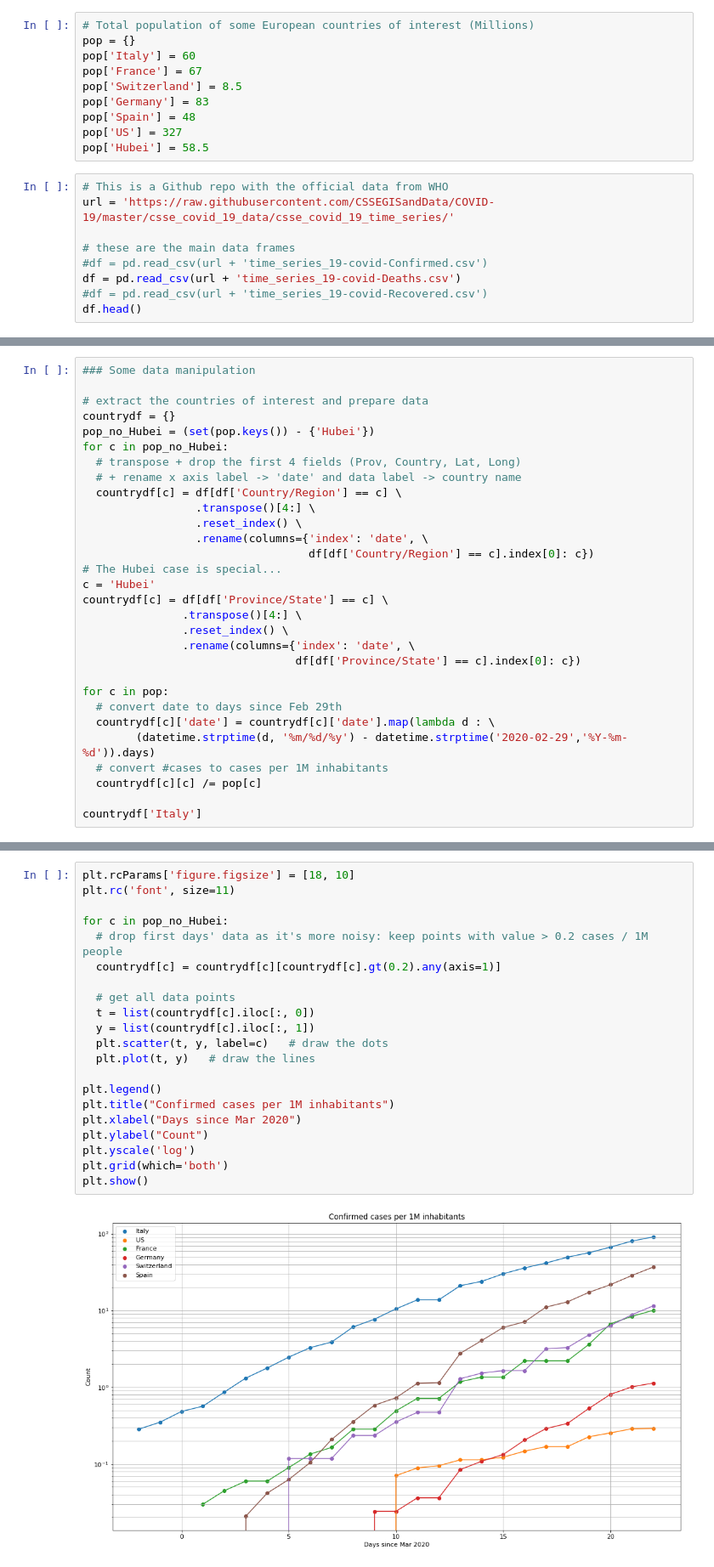
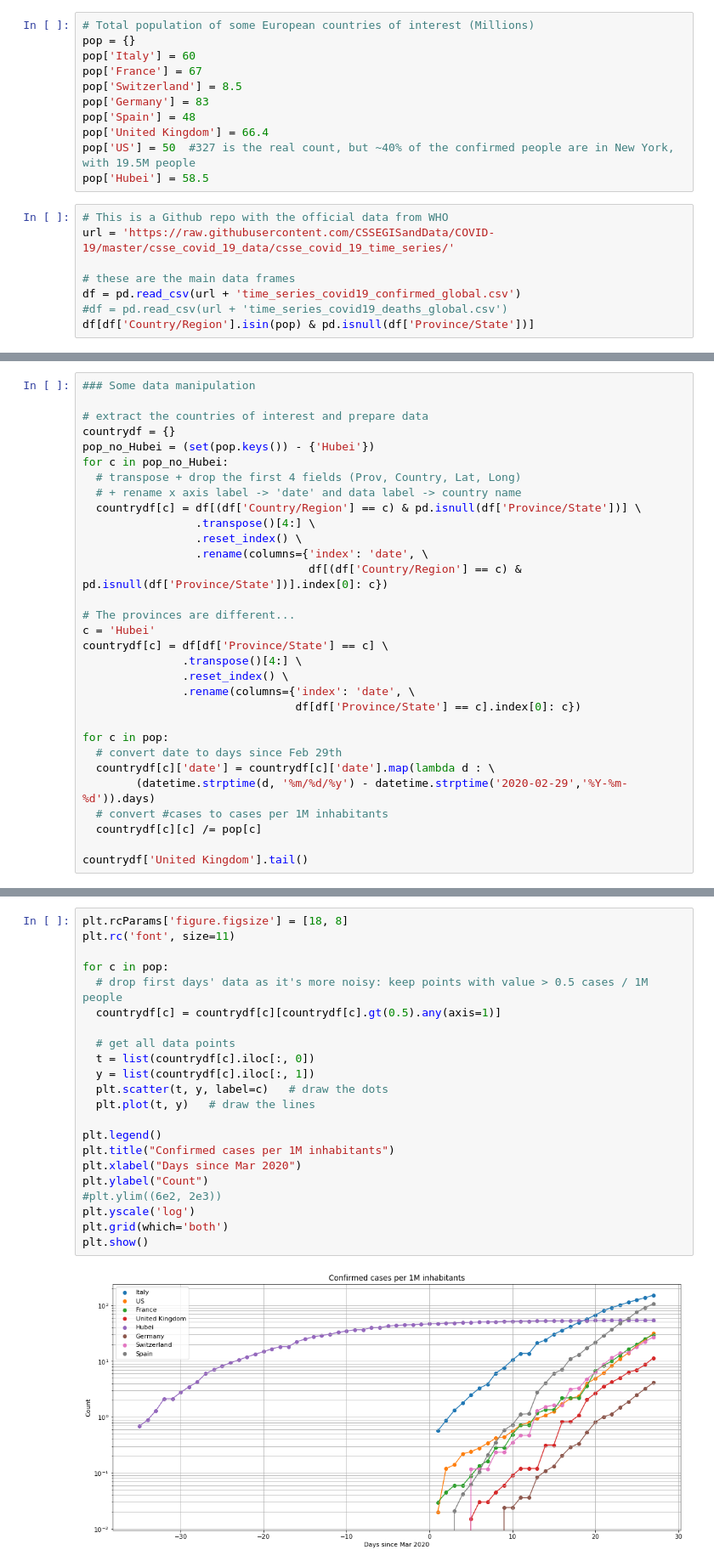
Before and after one commit to glpatcern/inotebooks, a Jupyter notebook: ITP/BigDataCovidSmartLecture/CoVid-19 in Europe.ipynb, the cells around one changed output, grey strips where cells are left out. Shown at 85% size. Saved outputs shown, nothing was run; the diff lists cells and outputs as text.

```diff
--- a/ITP/BigDataCovidSmartLecture/CoVid-19 in Europe.ipynb
+++ b/ITP/BigDataCovidSmartLecture/CoVid-19 in Europe.ipynb
@@ -24,16 +24,16 @@ pop['France'] = 67
 pop['Switzerland'] = 8.5
 pop['Germany'] = 83
 pop['Spain'] = 48
-pop['US'] = 327
+pop['United Kingdom'] = 66.4
+pop['US'] = 50  #327 is the real count, but ~40% of the confirmed people are in New York, with 19.5M people
 pop['Hubei'] = 58.5
 # %%
 # This is a Github repo with the official data from WHO
 url = 'https://raw.githubusercontent.com/CSSEGISandData/COVID-19/master/csse_covid_19_data/csse_covid_19_time_series/'
 
 # these are the main data frames
-#df = pd.read_csv(url + 'time_series_19-covid-Confirmed.csv')
-df = pd.read_csv(url + 'time_series_19-covid-Deaths.csv')
-#df = pd.read_csv(url + 'time_series_19-covid-Recovered.csv')
-df.head()
+df = pd.read_csv(url + 'time_series_covid19_confirmed_global.csv')
+#df = pd.read_csv(url + 'time_series_covid19_deaths_global.csv')
+df[df['Country/Region'].isin(pop) & pd.isnull(df['Province/State'])]
 # %% [output]
 |  | Province/State | Country/Region | Lat | Long | 1/22/20 | 1/23/20 | 1/24/20 | 1/25/20 | 1/26/20 | ... |
@@ -52,12 +54,13 @@ pop_no_Hubei = (set(pop.keys()) - {'Hubei'})
 for c in pop_no_Hubei:
   # transpose + drop the first 4 fields (Prov, Country, Lat, Long)
   # + rename x axis label -> 'date' and data label -> country name
-  countrydf[c] = df[df['Country/Region'] == c] \
+  countrydf[c] = df[(df['Country/Region'] == c) & pd.isnull(df['Province/State'])] \
                  .transpose()[4:] \
                  .reset_index() \
                  .rename(columns={'index': 'date', \
-                                  df[df['Country/Region'] == c].index[0]: c})
-# The Hubei case is special...
+                                  df[(df['Country/Region'] == c) & pd.isnull(df['Province/State'])].index[0]: c})
+
+# The provinces are different...
 c = 'Hubei'
 countrydf[c] = df[df['Province/State'] == c] \
                .transpose()[4:] \
@@ -72,5 +75,5 @@ for c in pop:
   # convert #cases to cases per 1M inhabitants
   countrydf[c][c] /= pop[c]
 
-countrydf['Italy']
+countrydf['United Kingdom'].tail()
 # %% [output]
@@ -95,26 +86,27 @@ countrydf['Italy']
 # %%
-plt.rcParams['figure.figsize'] = [18, 10]
+plt.rcParams['figure.figsize'] = [18, 8]
 plt.rc('font', size=11)
 
-for c in pop_no_Hubei:
-  # drop first days' data as it's more noisy: keep points with value > 0.2 cases / 1M people
-  countrydf[c] = countrydf[c][countrydf[c].gt(0.2).any(axis=1)]
+for c in pop:
+  # drop first days' data as it's more noisy: keep points with value > 0.5 cases / 1M people
+  countrydf[c] = countrydf[c][countrydf[c].gt(0.5).any(axis=1)]
 
   # get all data points
   t = list(countrydf[c].iloc[:, 0])
   y = list(countrydf[c].iloc[:, 1])
   plt.scatter(t, y, label=c)   # draw the dots
   plt.plot(t, y)   # draw the lines
 
 plt.legend()
 plt.title("Confirmed cases per 1M inhabitants")
 plt.xlabel("Days since Mar 2020")
 plt.ylabel("Count")
+#plt.ylim((6e2, 2e3))
 plt.yscale('log')
 plt.grid(which='both')
 plt.show()
 # %% [output]
-[figure, old version]
+[figure, new version]
 # %% [markdown]
 # Models and curves fitting
 
```
Also changed, not shown: parts of 13 cells of this notebook.
